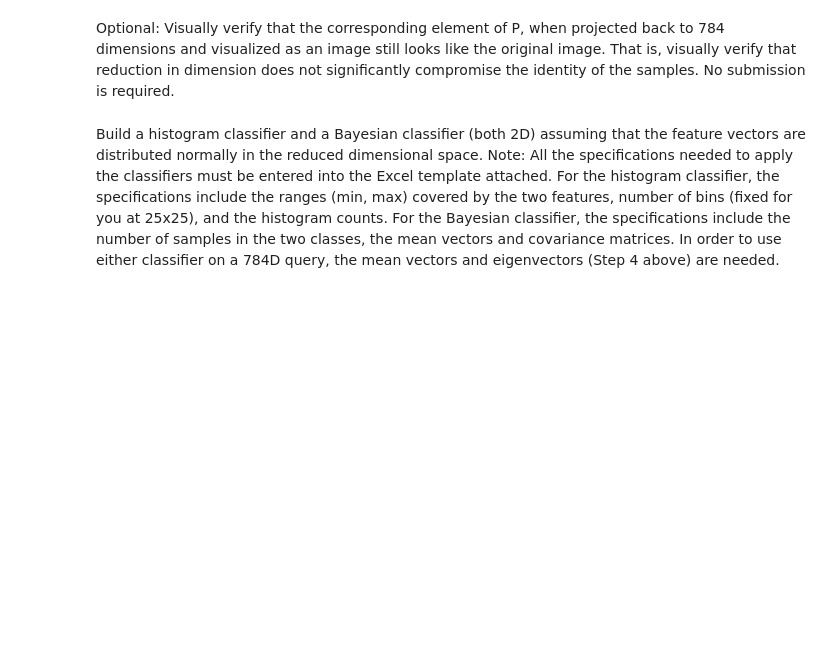
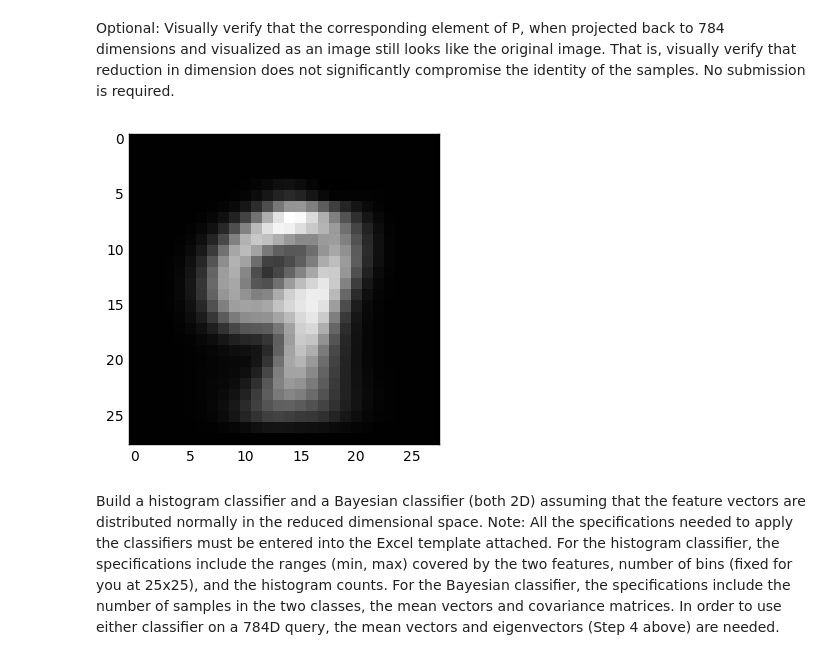
Before and after one commit to yelaura/python-assignments, a Jupyter notebook: Intro to Machine Learning/Assignment 3.ipynb, the cells around one changed output. Cells and saved outputs as stored; diff of their text form; code cells hidden in the pictures; blank space fills up the shorter version.

```diff
--- a/Intro to Machine Learning/Assignment 3.ipynb
+++ b/Intro to Machine Learning/Assignment 3.ipynb
@@ -100,2 +141,6 @@ Optional: Write a program, call a builtin function or use the “manual” proce
 # %% [markdown]
 Optional: Visually verify that the corresponding element of P, when projected back to 784 dimensions and visualized as an image still looks like the original image. That is, visually verify that reduction in dimension does not significantly compromise the identity of the samples. No submission is required.
+# %%
+showimage(Xrec[100])
+# %% [output]
+[figure, added]
```
Also changed, not shown: parts of 10 cells of this notebook, 2 other files.
